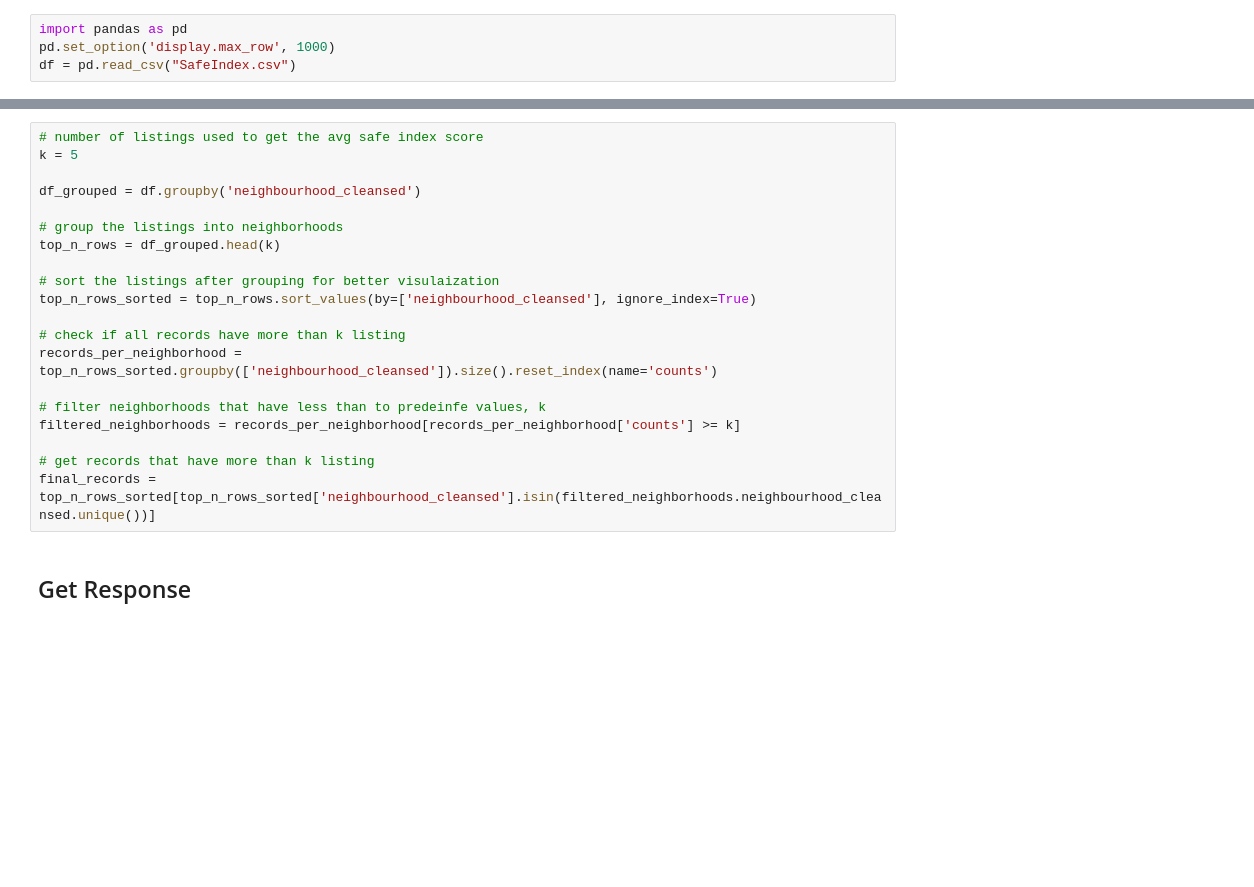
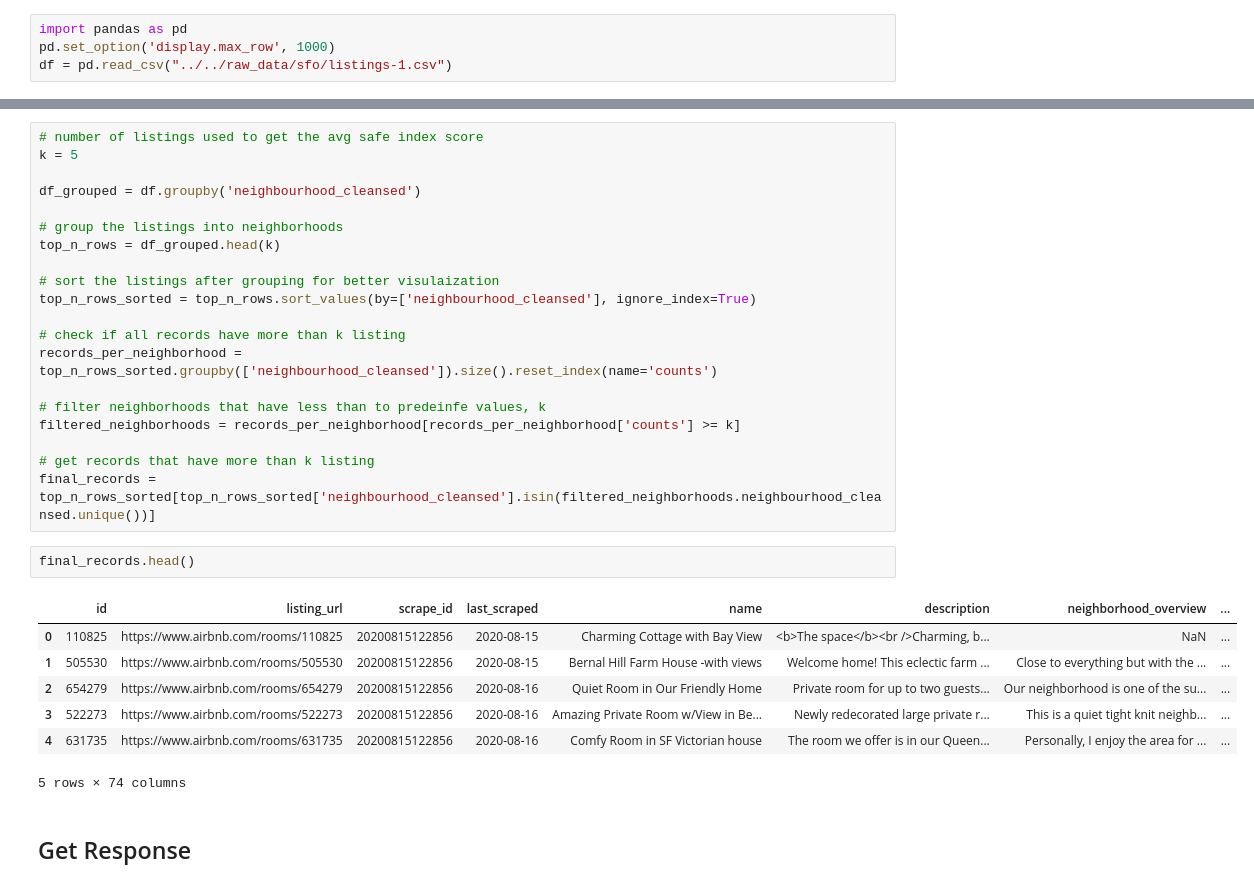
Before and after one commit to LingxingG/Data-Mining-Project, a Jupyter notebook: pre_processing/SafeIndex/Safe Index API.ipynb, the cells around one changed output, grey strips where cells are left out. Saved outputs shown, nothing was run; the diff lists cells and outputs as text; blank space fills up the shorter version.

```diff
--- a/pre_processing/SafeIndex/Safe Index API.ipynb
+++ b/pre_processing/SafeIndex/Safe Index API.ipynb
@@ -15,7 +25,7 @@ amadeus = Client(
 # %%
 import pandas as pd
 pd.set_option('display.max_row', 1000)
-df = pd.read_csv("SafeIndex.csv")
+df = pd.read_csv("../../raw_data/sfo/listings-1.csv")
 # %%
 neighbourhood_unique = df.neighbourhood_cleansed.unique()
 #neighbourhood_unique
@@ -41,6 +51,16 @@ filtered_neighborhoods = records_per_neighborhood[records_per_neighborhood['coun
 
 # get records that have more than k listing
 final_records = top_n_rows_sorted[top_n_rows_sorted['neighbourhood_cleansed'].isin(filtered_neighborhoods.neighbourhood_cleansed.unique())]
+# %%
+final_records.head()
+# %% [output]
+|  | id | listing_url | scrape_id | last_scraped | name | description | neighborhood_overview | ... |
+| 0 | 110825 | https://www.airbnb.com/rooms/110825 | 20200815122856 | 2020-08-15 | Charming Cottage with Bay View | <b>The space</b><br />Charming, b... | NaN | ... |
+| 1 | 505530 | https://www.airbnb.com/rooms/505530 | 20200815122856 | 2020-08-15 | Bernal Hill Farm House -with views | Welcome home! This eclectic farm ... | Close to everything but with the ... | ... |
+| 2 | 654279 | https://www.airbnb.com/rooms/654279 | 20200815122856 | 2020-08-16 | Quiet Room in Our Friendly Home | Private room for up to two guests... | Our neighborhood is one of the su... | ... |
+| 3 | 522273 | https://www.airbnb.com/rooms/522273 | 20200815122856 | 2020-08-16 | Amazing Private Room w/View in Be... | Newly redecorated large private r... | This is a quiet tight knit neighb... | ... |
+| 4 | 631735 | https://www.airbnb.com/rooms/631735 | 20200815122856 | 2020-08-16 | Comfy Room in SF Victorian house | The room we offer is in our Queen... | Personally, I enjoy the area for ... | ... |
+5 rows × 74 columns
 # %% [markdown]
 ## Get Response
 # %%
```
Also changed, not shown: parts of 4 cells of this notebook, 2 other files.
